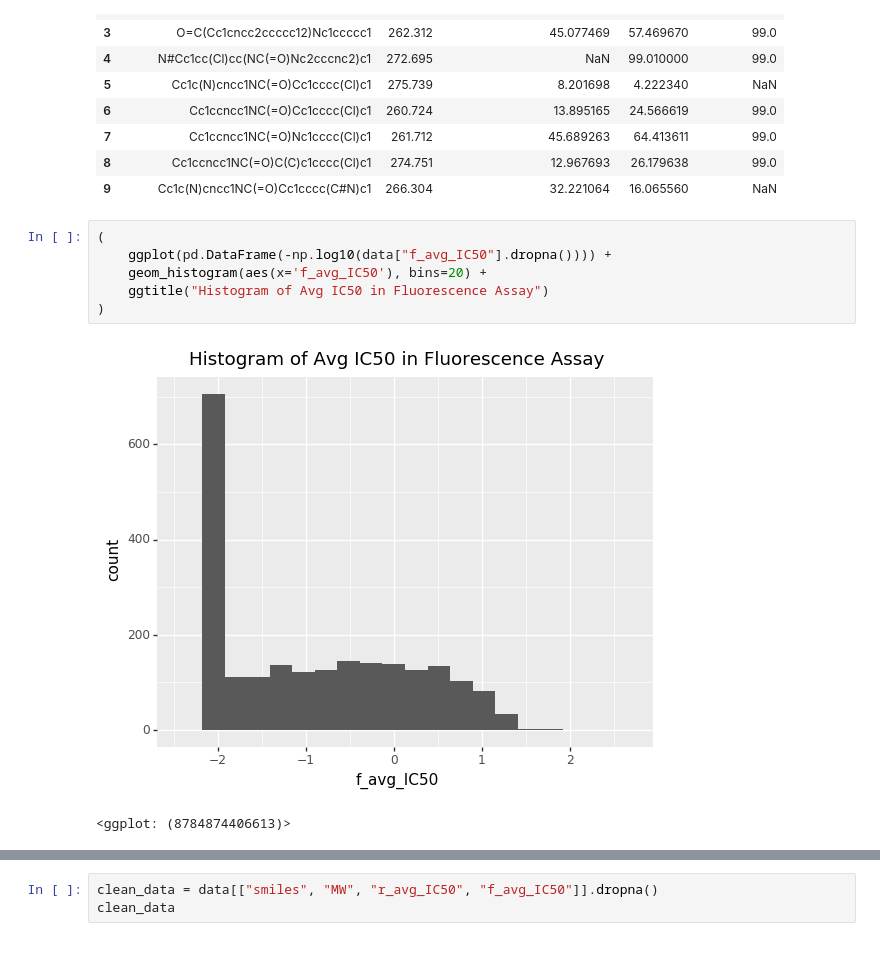
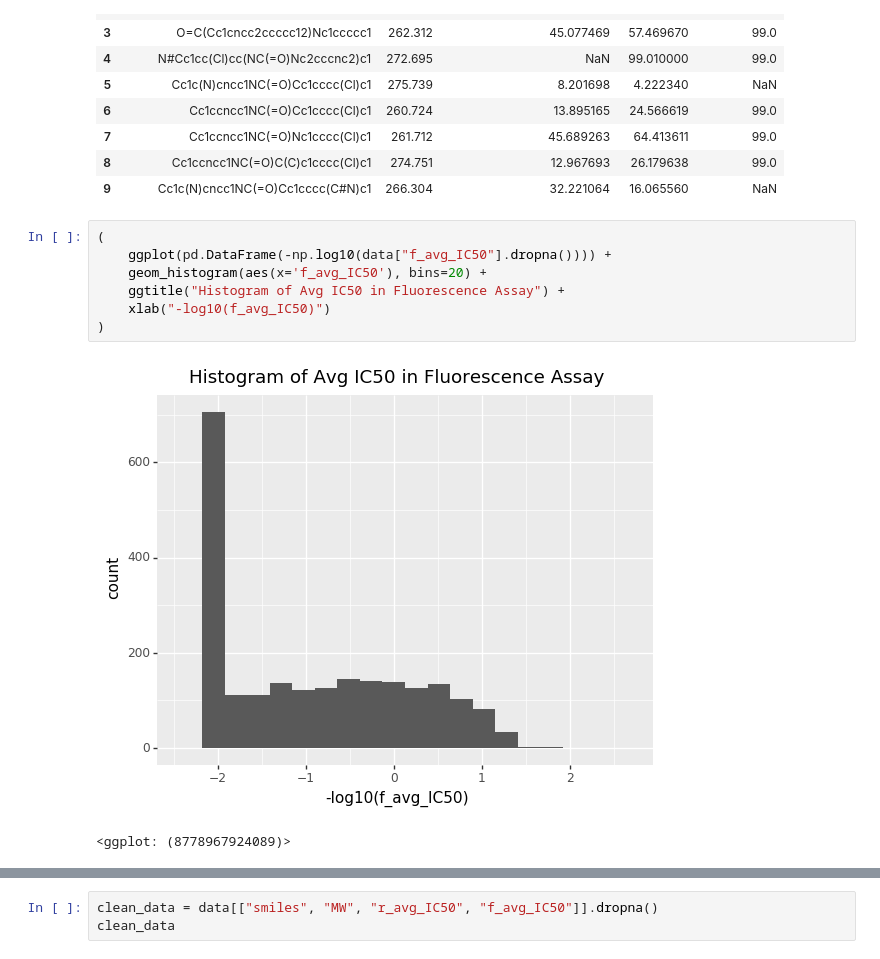
Before and after one commit to SABS-DataScienceForDrugDiscovery-9/COVID_moonshot_analysis, a Jupyter notebook: affinity_value_visualization.ipynb, the cells around one changed output, grey strips where cells are left out. Drawn from its saved outputs; the diff is of its cells as text.

```diff
--- a/affinity_value_visualization.ipynb
+++ b/affinity_value_visualization.ipynb
@@ -41,12 +41,13 @@ data[:10]
 # %%
 (
     ggplot(pd.DataFrame(-np.log10(data["f_avg_IC50"].dropna()))) +
     geom_histogram(aes(x='f_avg_IC50'), bins=20) +
-    ggtitle("Histogram of Avg IC50 in Fluorescence Assay")
+    ggtitle("Histogram of Avg IC50 in Fluorescence Assay") +
+    xlab("-log10(f_avg_IC50)")
 )
 # %% [output]
-[figure, old version]
+[figure, new version]
-<ggplot: (8784874406613)>
+<ggplot: (8778967924089)>
 # %%
 (
     ggplot(pd.DataFrame(-np.log10(data["r_avg_IC50"].dropna()))) +
```
Also changed, not shown: parts of 2 cells of this notebook.
